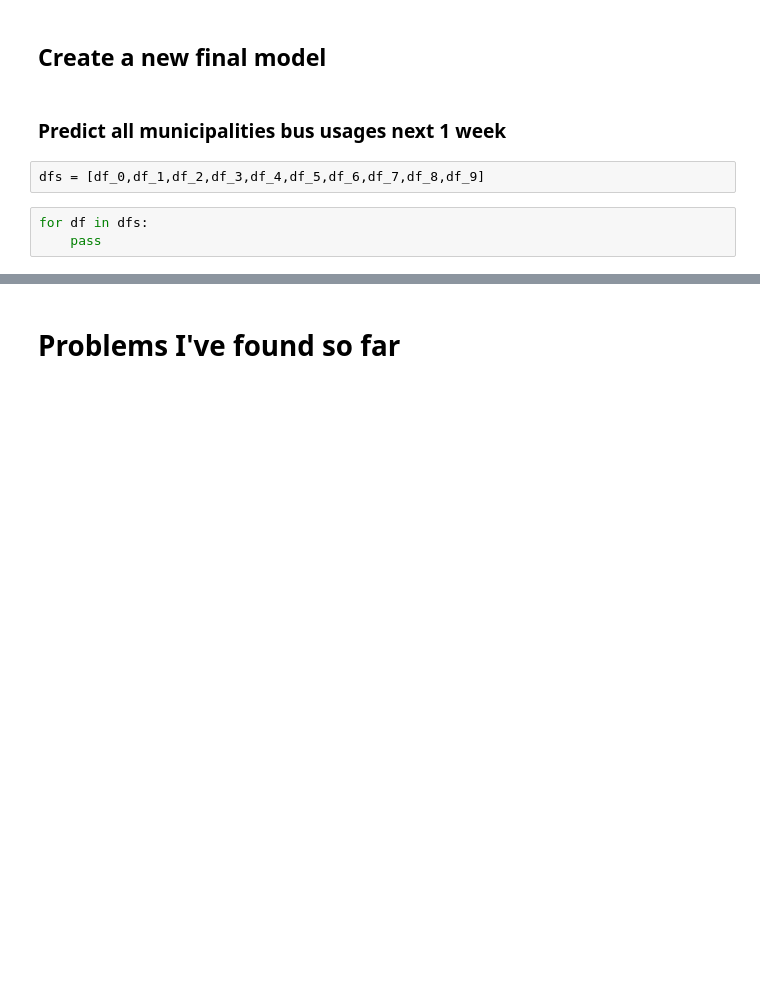
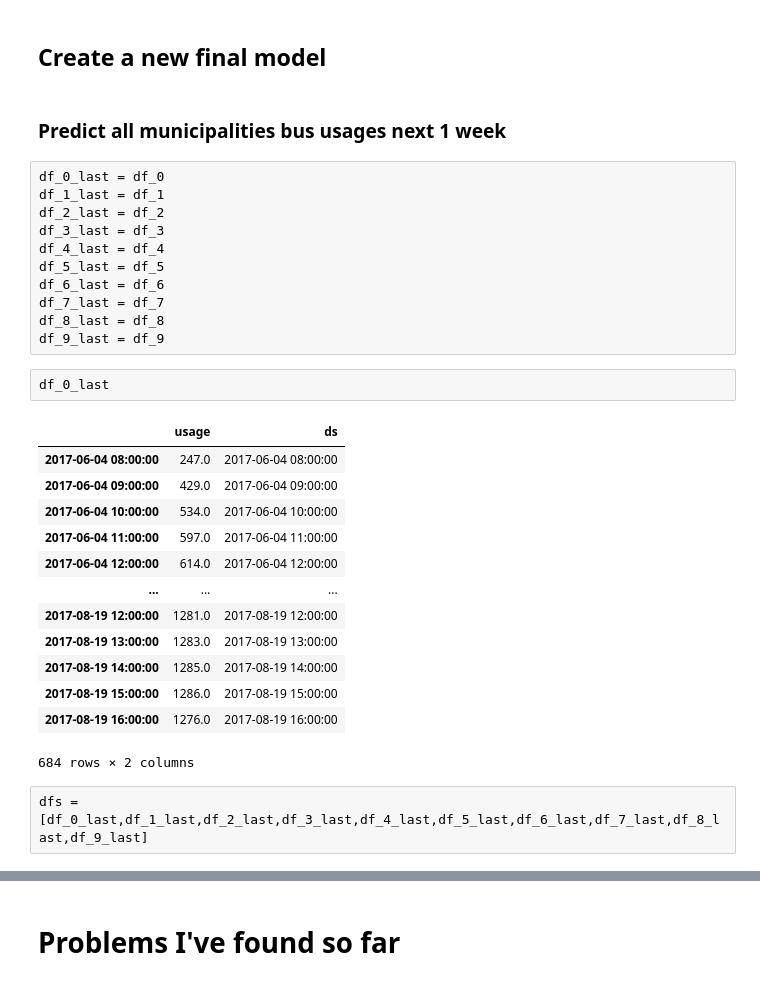
Before and after one commit to EmincanY/TimeSeriesModels-MunicipalityPredictions, a Jupyter notebook: Emincan_YILMAZ_interview.ipynb, the cells around one changed output, grey strips where cells are left out. Saved outputs shown, nothing was run; the diff lists cells and outputs as text; blank space fills up the shorter version.

```diff
--- a/Emincan_YILMAZ_interview.ipynb
+++ b/Emincan_YILMAZ_interview.ipynb
@@ -1965,7 +992,31 @@ eval_metrics(compare_1w.usage, compare_1w.LSTM_Predictions_1w_Relu) # I'll try i
 # %% [markdown]
 ### Predict all municipalities bus usages next 1 week
 # %%
-dfs = [df_0,df_1,df_2,df_3,df_4,df_5,df_6,df_7,df_8,df_9]
+df_0_last = df_0
+df_1_last = df_1
+df_2_last = df_2
+df_3_last = df_3
+df_4_last = df_4
+df_5_last = df_5
+df_6_last = df_6
+df_7_last = df_7
+df_8_last = df_8
+df_9_last = df_9
-# %%
-for df in dfs:
-    pass
+# %%
+df_0_last
+# %% [output]
+|  | usage | ds |
+| 2017-06-04 08:00:00 | 247.0 | 2017-06-04 08:00:00 |
+| 2017-06-04 09:00:00 | 429.0 | 2017-06-04 09:00:00 |
+| 2017-06-04 10:00:00 | 534.0 | 2017-06-04 10:00:00 |
+| 2017-06-04 11:00:00 | 597.0 | 2017-06-04 11:00:00 |
+| 2017-06-04 12:00:00 | 614.0 | 2017-06-04 12:00:00 |
+| ... | ... | ... |
+| 2017-08-19 12:00:00 | 1281.0 | 2017-08-19 12:00:00 |
+| 2017-08-19 13:00:00 | 1283.0 | 2017-08-19 13:00:00 |
+| 2017-08-19 14:00:00 | 1285.0 | 2017-08-19 14:00:00 |
+| 2017-08-19 15:00:00 | 1286.0 | 2017-08-19 15:00:00 |
+| 2017-08-19 16:00:00 | 1276.0 | 2017-08-19 16:00:00 |
+684 rows × 2 columns
+# %%
+dfs = [df_0_last,df_1_last,df_2_last,df_3_last,df_4_last,df_5_last,df_6_last,df_7_last,df_8_last,df_9_last]
```
Also changed, not shown: parts of 108 cells of this notebook.
